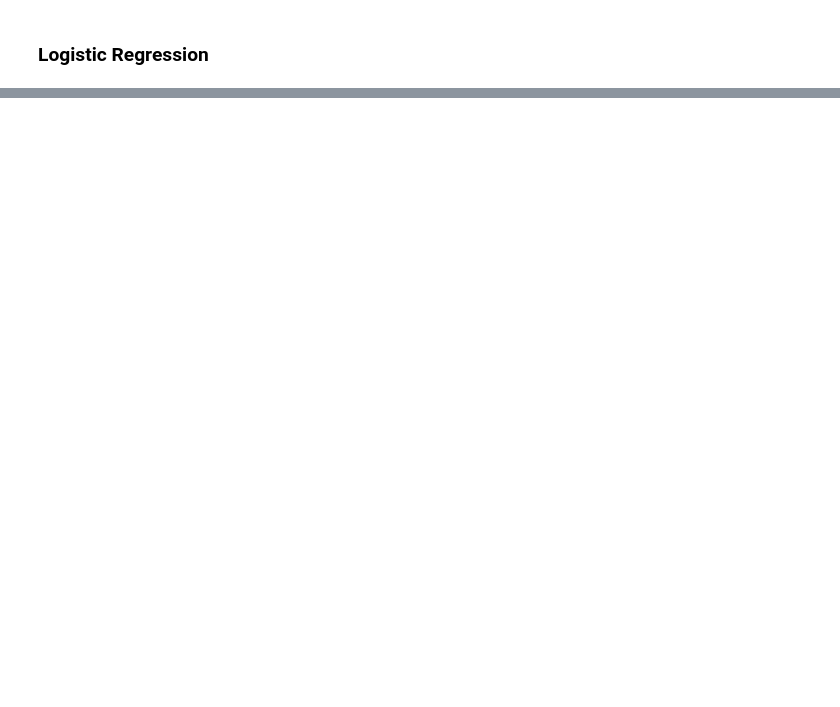
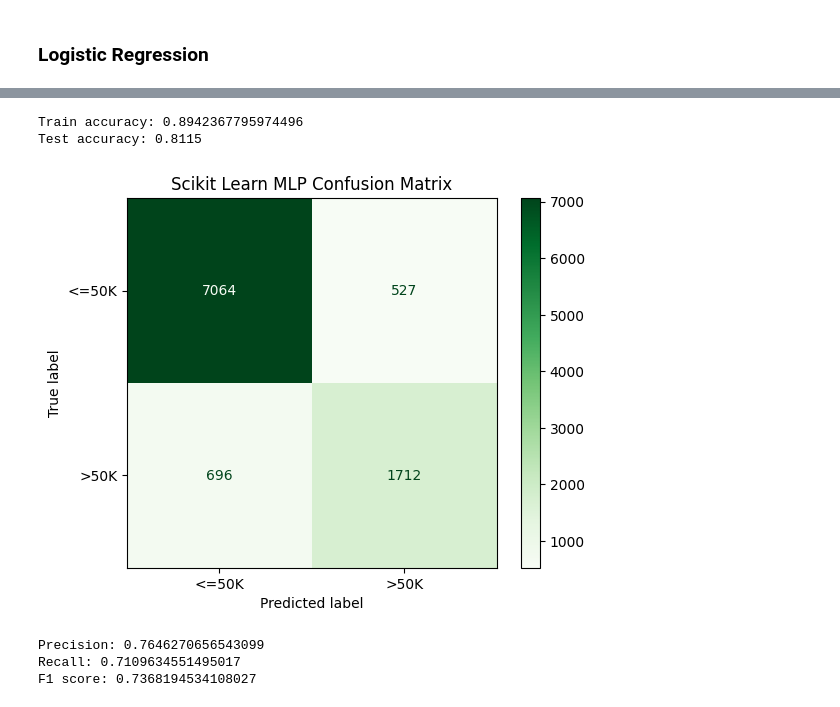
Before and after one commit to mateidumitrescu/tema2_IA, a Jupyter notebook: salary.ipynb, the cells around one changed output, grey strips where cells are left out. Saved outputs shown, nothing was run; the diff lists cells and outputs as text; code cells hidden in the pictures; blank space fills up the shorter version.

```diff
--- a/salary.ipynb
+++ b/salary.ipynb
@@ -796,0 +940,12 @@ ValueError: shapes (9999,64) and (65,) not aligned: 64 (dim 1) != 65 (dim 0)
+# %%
+class ReLU(Layer):
+    '''represents a ReLU (Rectified Linear Unit) activation layer.'''
+
+    def __init__(self) -> None:
+        pass
+
+    def forward(self, x: np.ndarray) -> np.ndarray:
+        return np.maximum(0, x)
+
+    def backward(self, x: np.ndarray, dy: np.ndarray) -> np.ndarray:
+        return dy * (x > 0)
@@ -796,0 +973,4 @@ ValueError: shapes (9999,64) and (65,) not aligned: 64 (dim 1) != 65 (dim 0)
+# %%
+def accuracy(y: np.ndarray, t: np.ndarray) -> float:
+    '''calculates the accuracy of the predictions.'''
+    return np.mean(np.argmax(y, axis=1) == t)
@@ -796,0 +1098,38 @@ ValueError: shapes (9999,64) and (65,) not aligned: 64 (dim 1) != 65 (dim 0)
+# %%
+# testing for scikit learn MLP
+mlp_model = MLP_Classifier(hidden_layer_sizes=(300, 10), max_iter=1200, random_state=3, learning_rate='adaptive', learning_rate_init=0.02, solver='sgd')
+
+'''‘adaptive’ keeps the learning rate constant to ‘learning_rate_init’ as long as training loss
+keeps decreasing. Each time two consecutive epochs fail
+to decrease training loss by at least tol, or fail to increase validation score
+by at least tol if ‘early_stopping’ is on, the current learning rate is divided by 5'''
+
+mlp_model.fit(X_train, y_train)
+mlp_model_pred = mlp_model.predict(X)
+
+print('Train accuracy:', mlp_model.score(X_train, y_train))
+print('Test accuracy:', mlp_model.score(X_test, y_test))
+
+sk_mlp = calculate_plot_confusion_matrix(T, mlp_model_pred, 'Scikit Learn MLP Confusion Matrix')
+precision = calculate_precision(sk_mlp)
+recall = calculate_recall(sk_mlp)
+f1_score = calculate_f1_score(sk_mlp)
+
+print('Precision:', precision)
+print('Recall:', recall)
+print('F1 score:', f1_score)
+
+results['Scikit Learn MLP'] = {
+    'Train accuracy': mlp_model.score(X_train, y_train),
+    'Test accuracy': mlp_model.score(X_test, y_test),
+    'Precision': precision,
+    'Recall': recall,
+    'F1 score': f1_score
+}
+# %% [output]
+Train accuracy: 0.8942367795974496
+Test accuracy: 0.8115
+[figure, added]
+Precision: 0.7646270656543099
+Recall: 0.7109634551495017
+F1 score: 0.7368194534108027
```
Also changed, not shown: parts of 16 cells of this notebook.
